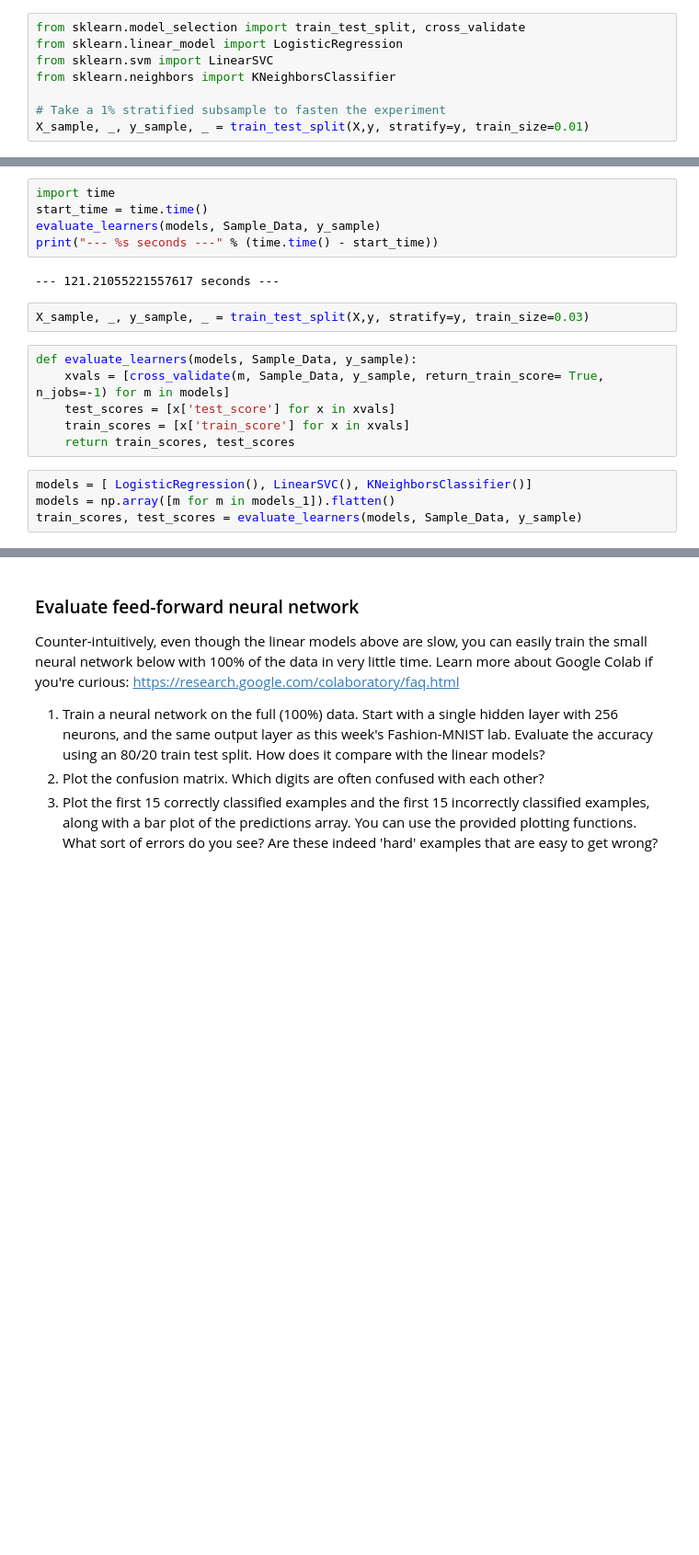
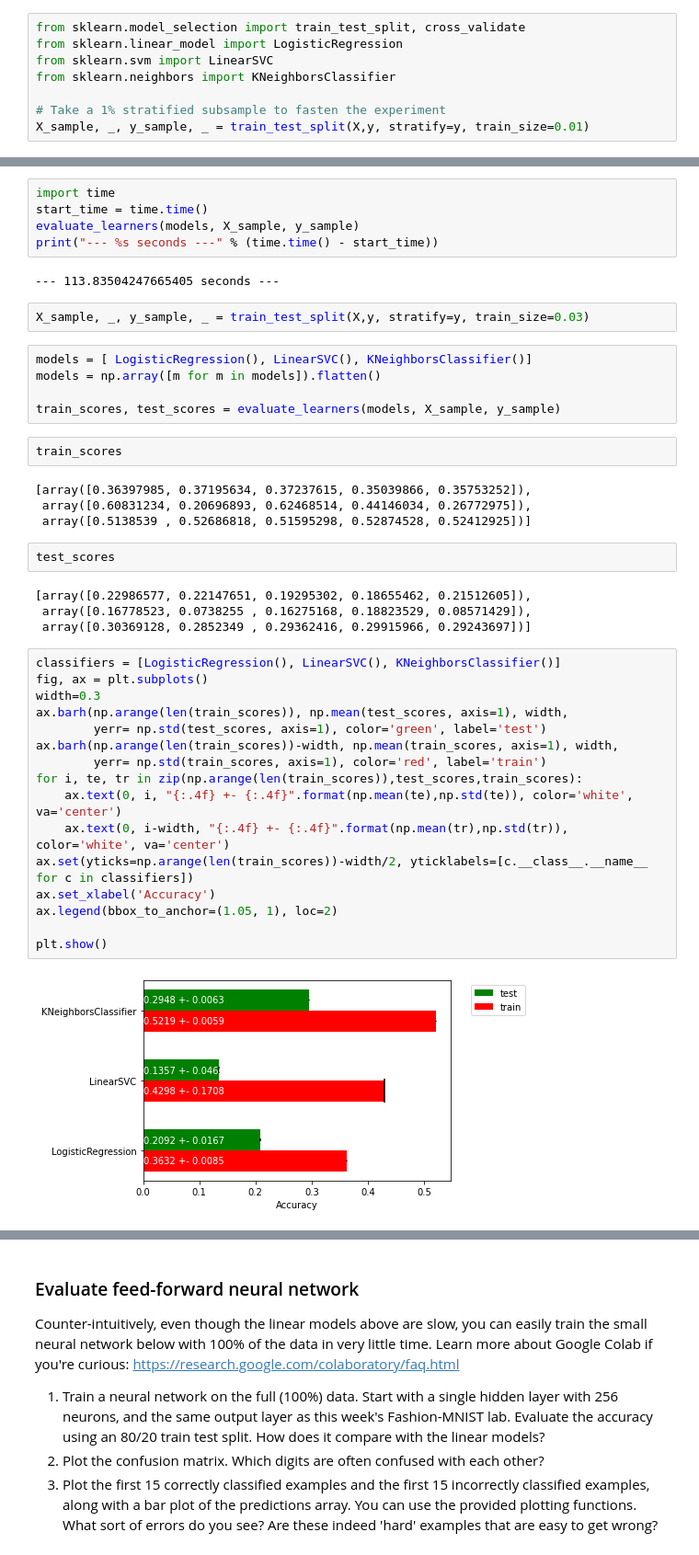
Before and after one commit to sasi6996/EAI6000, a Jupyter notebook: Assignment_3_Street_View_House_Numbers.ipynb, the cells around one changed output, grey strips where cells are left out. Shown at 92% size. Cells and saved outputs as stored; diff of their text form; blank space fills up the shorter version.

```diff
--- a/Assignment_3_Street_View_House_Numbers.ipynb
+++ b/Assignment_3_Street_View_House_Numbers.ipynb
@@ -181,19 +197,44 @@ plt.show()
 # %%
 import time
 start_time = time.time()
-evaluate_learners(models, Sample_Data, y_sample)
+evaluate_learners(models, X_sample, y_sample)
 print("--- %s seconds ---" % (time.time() - start_time))
 # %% [output]
---- 121.21055221557617 seconds ---
+--- 113.83504247665405 seconds ---
 # %%
 X_sample, _, y_sample, _ = train_test_split(X,y, stratify=y, train_size=0.03)
-# %%
-def evaluate_learners(models, Sample_Data, y_sample):
-    xvals = [cross_validate(m, Sample_Data, y_sample, return_train_score= True, n_jobs=-1) for m in models]
-    test_scores = [x['test_score'] for x in xvals]
-    train_scores = [x['train_score'] for x in xvals]
-    return train_scores, test_scores
 # %%
 models = [ LogisticRegression(), LinearSVC(), KNeighborsClassifier()]
-models = np.array([m for m in models_1]).flatten()
-train_scores, test_scores = evaluate_learners(models, Sample_Data, y_sample)
+models = np.array([m for m in models]).flatten()
+
+train_scores, test_scores = evaluate_learners(models, X_sample, y_sample)
+# %%
+train_scores
+# %% [output]
+[array([0.36397985, 0.37195634, 0.37237615, 0.35039866, 0.35753252]),
+ array([0.60831234, 0.20696893, 0.62468514, 0.44146034, 0.26772975]),
+ array([0.5138539 , 0.52686818, 0.51595298, 0.52874528, 0.52412925])]
+# %%
+test_scores
+# %% [output]
+[array([0.22986577, 0.22147651, 0.19295302, 0.18655462, 0.21512605]),
+ array([0.16778523, 0.0738255 , 0.16275168, 0.18823529, 0.08571429]),
+ array([0.30369128, 0.2852349 , 0.29362416, 0.29915966, 0.29243697])]
+# %%
+classifiers = [LogisticRegression(), LinearSVC(), KNeighborsClassifier()]
+fig, ax = plt.subplots()
+width=0.3
+ax.barh(np.arange(len(train_scores)), np.mean(test_scores, axis=1), width,
+        yerr= np.std(test_scores, axis=1), color='green', label='test')
+ax.barh(np.arange(len(train_scores))-width, np.mean(train_scores, axis=1), width,
+        yerr= np.std(train_scores, axis=1), color='red', label='train')
+for i, te, tr in zip(np.arange(len(train_scores)),test_scores,train_scores):
+    ax.text(0, i, "{:.4f} +- {:.4f}".format(np.mean(te),np.std(te)), color='white', va='center')
+    ax.text(0, i-width, "{:.4f} +- {:.4f}".format(np.mean(tr),np.std(tr)), color='white', va='center')
+ax.set(yticks=np.arange(len(train_scores))-width/2, yticklabels=[c.__class__.__name__ for c in classifiers])
+ax.set_xlabel('Accuracy')
+ax.legend(bbox_to_anchor=(1.05, 1), loc=2)
+
+plt.show()
+# %% [output]
+[figure, added]
```
Also changed, not shown: parts of 30 cells of this notebook.
